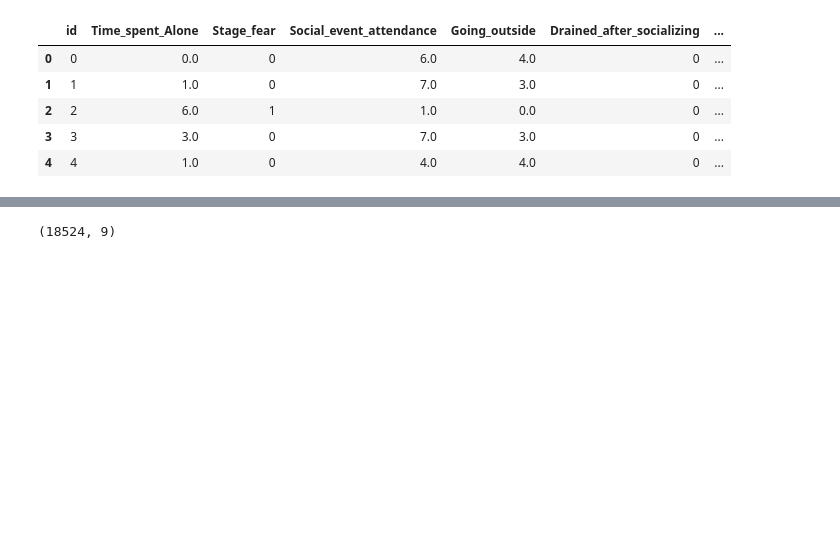
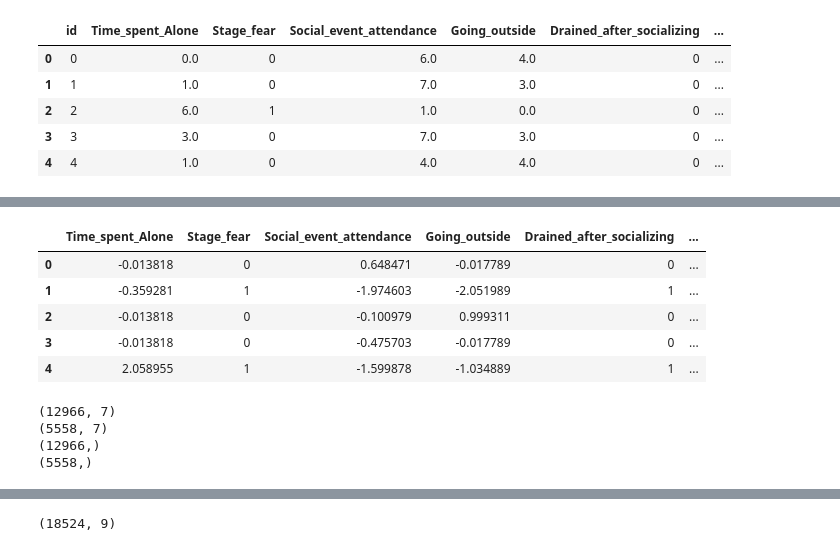
Before and after one commit to chitreshkr/Kaggle_Projects, a Jupyter notebook: Introvert vs Extrovert/introverts-vs-extroverts.ipynb, the cells around one changed output, grey strips where cells are left out. Cells and saved outputs as stored; diff of their text form; code cells hidden in the pictures; blank space fills up the shorter version.

```diff
--- a/Introvert vs Extrovert/introverts-vs-extroverts.ipynb
+++ b/Introvert vs Extrovert/introverts-vs-extroverts.ipynb
@@ -302,0 +363,4 @@ train_df_fill.head()
+# %%
+for i in cat_columns:
+    test_df_fill[i] = lenc.fit_transform(test_df_fill[i])
+#test_df_fill['Personality'] = lenc.fit_transform(test_df_fill['Personality'])
@@ -302,0 +423,11 @@ train_df_fill.head()
+# %%
+X_test = test_df_fill.copy()
+X_test.drop('id',axis=1,inplace=True)
+X_test.head()
+# %% [output]
+|  | Time_spent_Alone | Stage_fear | Social_event_attendance | Going_outside | Drained_after_socializing | ... |
+| 0 | -0.013818 | 0 | 0.648471 | -0.017789 | 0 | ... |
+| 1 | -0.359281 | 1 | -1.974603 | -2.051989 | 1 | ... |
+| 2 | -0.013818 | 0 | -0.100979 | 0.999311 | 0 | ... |
+| 3 | -0.013818 | 0 | -0.475703 | -0.017789 | 0 | ... |
+| 4 | 2.058955 | 1 | -1.599878 | -1.034889 | 1 | ... |
@@ -302,0 +439,10 @@ train_df_fill.head()
+# %%
+print(X_train.shape)
+print(X_valid.shape)
+print(y_train.shape)
+print(y_valid.shape)
+# %% [output]
+(12966, 7)
+(5558, 7)
+(12966,)
+(5558,)
```
Also changed, not shown: parts of 21 cells of this notebook.
